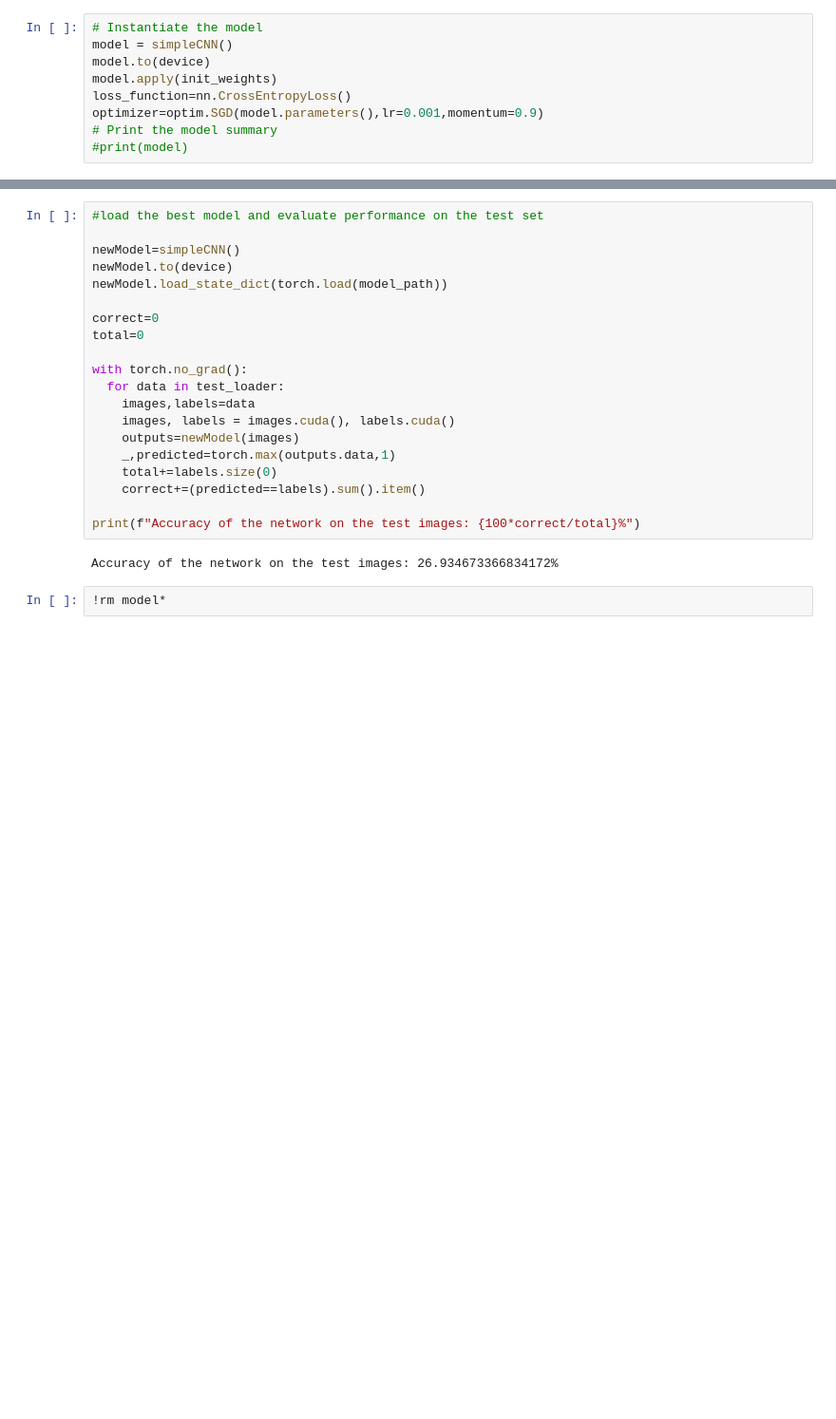
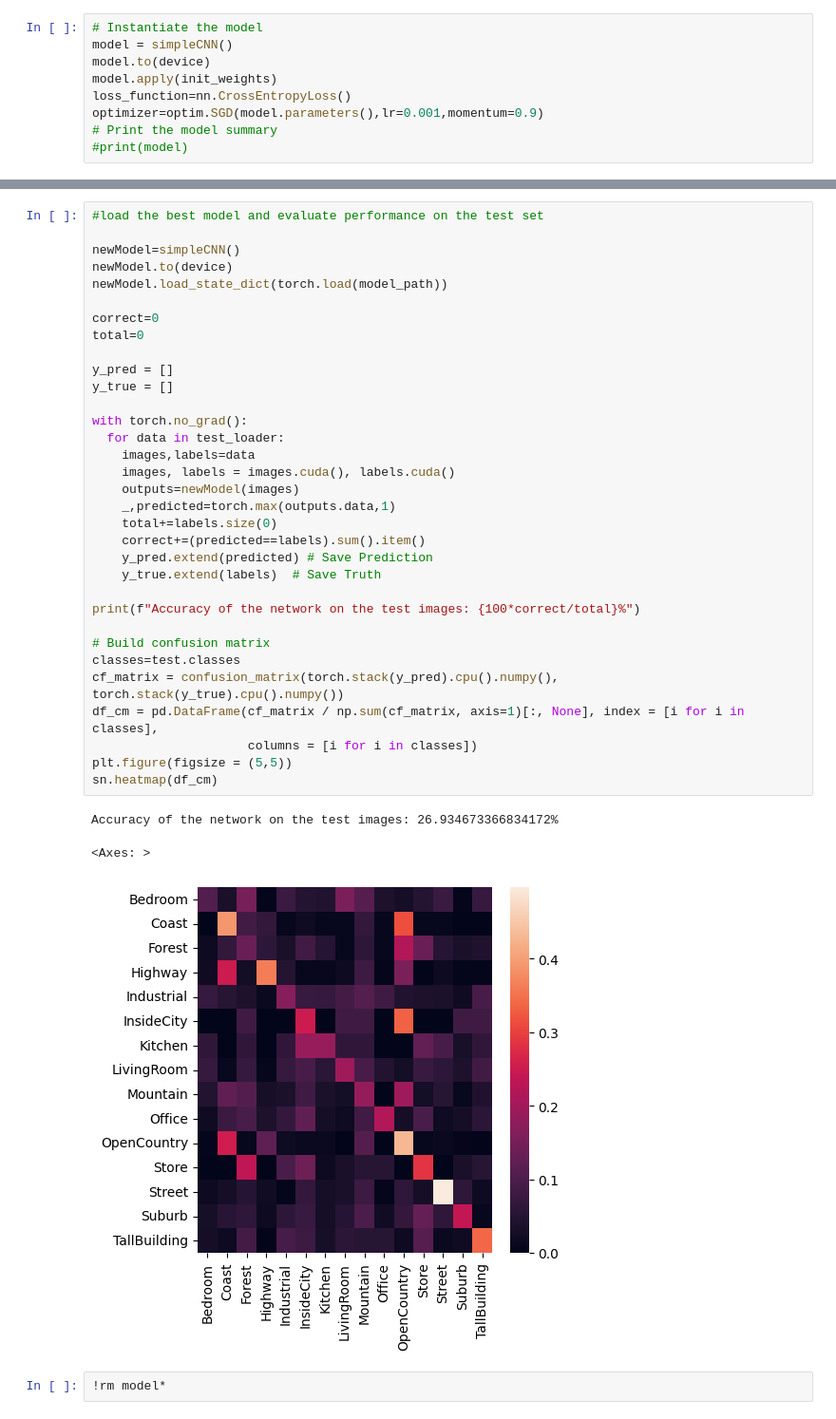
Before and after one commit to AlessandroCesaTs/Computer_Vision_Project_Cesa, a Jupyter notebook: project.ipynb, the cells around one changed output, grey strips where cells are left out. Shown: that part at 95% size. Cells and saved outputs as stored; diff of their text form; blank space fills up the shorter version.

Commit message:
time and confusion matrix

```diff
--- a/project.ipynb
+++ b/project.ipynb
@@ -297,24 +305,39 @@ LOSS train: 1.6863276690244675 validation: 2.3855152130126953 | validation_accur
 # %%
 #load the best model and evaluate performance on the test set
 
 newModel=simpleCNN()
 newModel.to(device)
 newModel.load_state_dict(torch.load(model_path))
 
 correct=0
 total=0
 
+y_pred = []
+y_true = []
+
 with torch.no_grad():
   for data in test_loader:
     images,labels=data
     images, labels = images.cuda(), labels.cuda()
     outputs=newModel(images)
     _,predicted=torch.max(outputs.data,1)
     total+=labels.size(0)
     correct+=(predicted==labels).sum().item()
+    y_pred.extend(predicted) # Save Prediction
+    y_true.extend(labels)  # Save Truth
 
 print(f"Accuracy of the network on the test images: {100*correct/total}%")
+
+# Build confusion matrix
+classes=test.classes
+cf_matrix = confusion_matrix(torch.stack(y_pred).cpu().numpy(), torch.stack(y_true).cpu().numpy())
+df_cm = pd.DataFrame(cf_matrix / np.sum(cf_matrix, axis=1)[:, None], index = [i for i in classes],
+                     columns = [i for i in classes])
+plt.figure(figsize = (5,5))
+sn.heatmap(df_cm)
 # %% [output]
 Accuracy of the network on the test images: 26.934673366834172%
+<Axes: >
+[figure, added]
 # %%
 !rm model*
```
Also changed, not shown: parts of 2 cells of this notebook.
